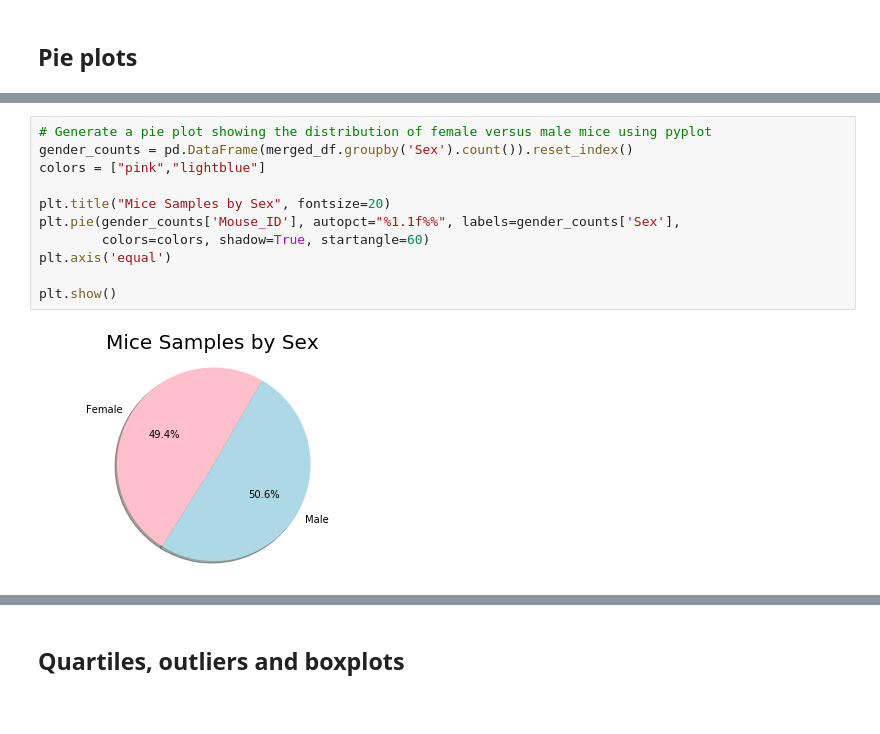
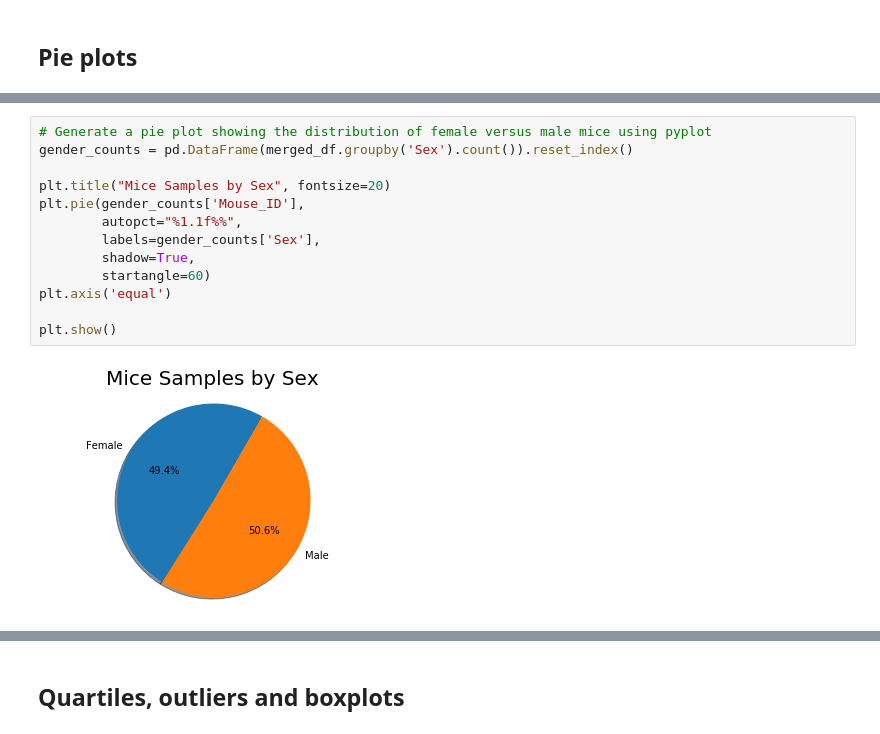
Before and after one commit to Skippy5/Matplotlib-Challenge, a Jupyter notebook: pymaceuticals_Hobba_Solved.ipynb, the cells around one changed output, grey strips where cells are left out. Drawn from its saved outputs; the diff is of its cells as text.

```diff
--- a/pymaceuticals_Hobba_Solved.ipynb
+++ b/pymaceuticals_Hobba_Solved.ipynb
@@ -105,16 +113,18 @@ plt.show()
 # %%
 # Generate a pie plot showing the distribution of female versus male mice using pyplot
 gender_counts = pd.DataFrame(merged_df.groupby('Sex').count()).reset_index()
-colors = ["pink","lightblue"]
 
 plt.title("Mice Samples by Sex", fontsize=20)
-plt.pie(gender_counts['Mouse_ID'], autopct="%1.1f%%", labels=gender_counts['Sex'],
-        colors=colors, shadow=True, startangle=60)
+plt.pie(gender_counts['Mouse_ID'],
+        autopct="%1.1f%%",
+        labels=gender_counts['Sex'],
+        shadow=True,
+        startangle=60)
 plt.axis('equal')
 
 plt.show()
 # %% [output]
-[figure, old version]
+[figure, new version]
 # %%
 # Added this because I was not sure if you wanted the breakdown by mice in the trail or how many were
 # in the sampling. Need to better define and ask questions
```
Also changed, not shown: parts of 4 cells of this notebook.
